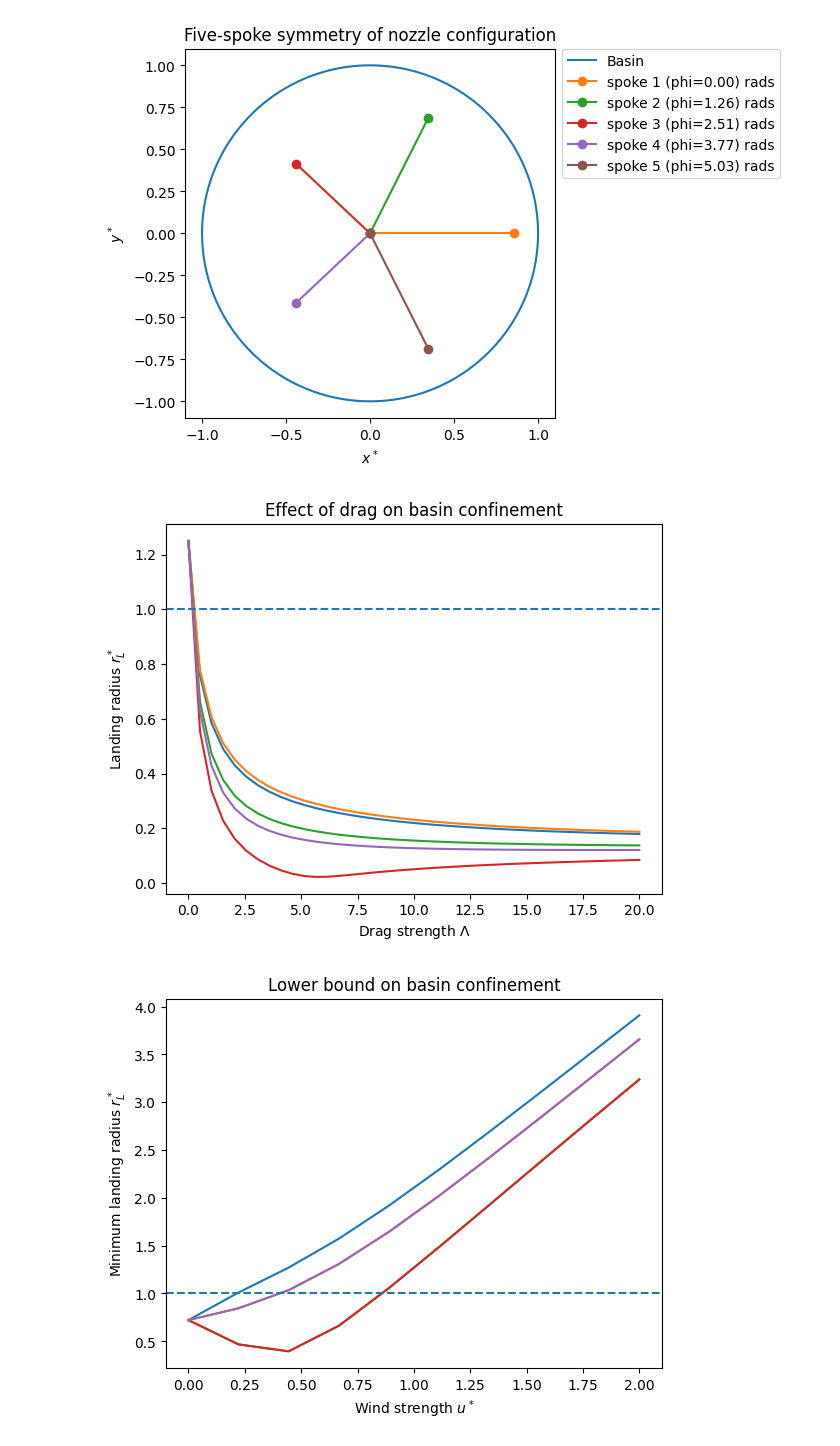
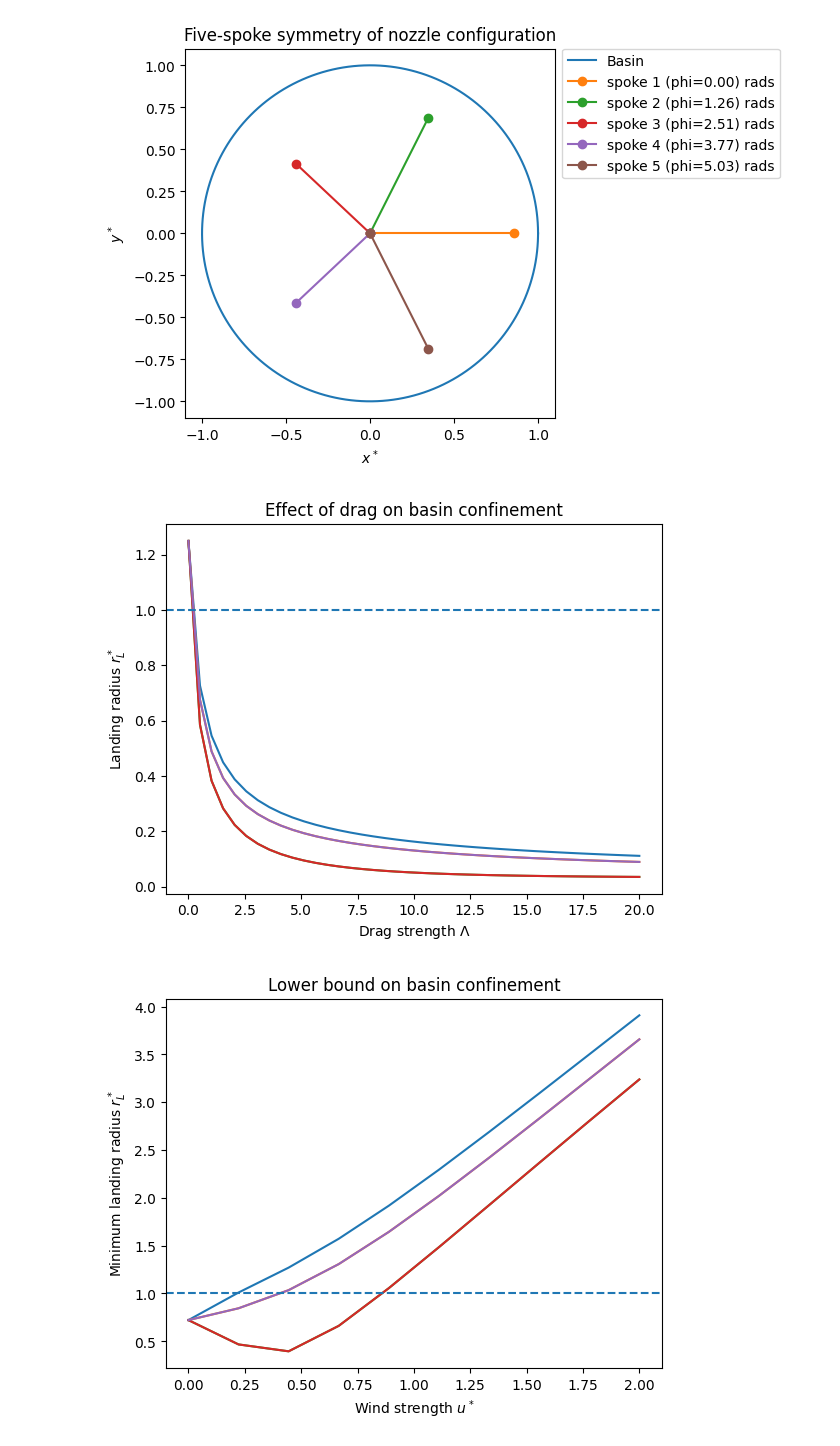
Before and after one commit to pavitra1905/FountainTrajectory, a Jupyter notebook: Pavitra_FT-Copy1-Tia_Edit.ipynb, the cells around one changed output. Cells and saved outputs as stored; diff of their text form; code cells hidden in the pictures.

Commit message:
temporary fixes for all plots, still need to edit them

```diff
--- a/Pavitra_FT-Copy1-Tia_Edit.ipynb
+++ b/Pavitra_FT-Copy1-Tia_Edit.ipynb
@@ -205,7 +205,7 @@ plt.show()
 [figure]
 # %%
 angles = np.deg2rad(np.linspace(0, 90, 40))
-wind_fixed = (0.1, 0.0, 0.0)
+wind_fixed = {"u_star": (0.1, 0.0, 0.0)}
 
 rvals = np.full((len(phi), len(angles)), np.nan)
 
@@ -266,24 +266,24 @@ plt.show()
 # %%
 Lambdas = np.linspace(0.0, 20, 40)
 rvals = np.full((len(phi), len(Lambdas)), np.nan)
 
-wind_fixed = (0.05, 0.05, 0.05)
+wind_fixed = {"u_star": (0.05, 0.0, 0.0)}
 
 for i, Lam in enumerate(Lambdas):
     for j, p in enumerate(phi):
         _, land = simulate(theta, p, Gamma, Lam, wind_fixed)
         if land is not None:
             rvals[j, i] = land["rL"]
 
 for j, p in enumerate(phi):
     plt.plot(Lambdas, rvals[j], label=f"spoke {j+1} (phi={p['phi']:.2f})")
 plt.axhline(1.0, linestyle="--")
 plt.xlabel(r"Drag strength $\Lambda$")
 plt.ylabel(r"Landing radius $r_L^*$")
 plt.title("Effect of drag on basin confinement")
 plt.show()
 # %% [output]
-[figure, old version]
+[figure, new version]
 # %%
 winds = np.linspace(0.0, 2, 10)
 rmin = np.full((len(phi), len(winds)), np.nan)
```
Also changed, not shown: parts of 3 cells of this notebook.
